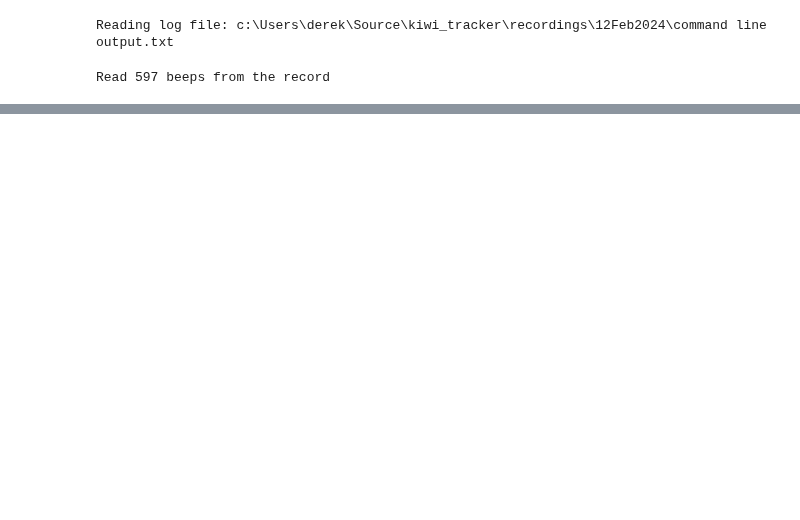
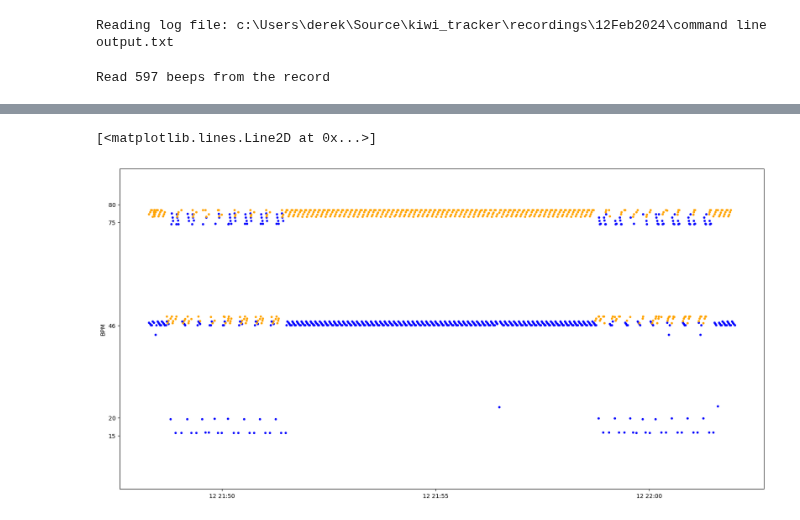
Before and after one commit to bigalnz/test_fft, a Jupyter notebook: notebooks/plot_log.ipynb, the cells around one changed output, grey strips where cells are left out. Cells and saved outputs as stored; diff of their text form; code cells hidden in the pictures; blank space fills up the shorter version.

```diff
--- a/notebooks/plot_log.ipynb
+++ b/notebooks/plot_log.ipynb
@@ -89,0 +150,14 @@ fig.savefig(path.abspath(path.join(recordings_dir, recording_name, f'{recording_
+# %%
+fig, ax = plt.subplots(1,1, figsize=(20,10))
+
+ax.plot(dates, bpms, label='BPMs', marker=marker, lw=linewidth, color='blue')
+ax.set_ylabel("BPM")
+ax.set_ylim([0, 90])
+ax.set_yticks([15, 20, 46, 75, 80])
+
+ax.plot(dates[:-4], bpms2, label='BPMs', marker=marker, lw=linewidth, color='orange')
+
+#ax.set_xlim([0,150])
+# %% [output]
+[<matplotlib.lines.Line2D at 0x...>]
+[figure, added]
```
Also changed, not shown: parts of 8 cells of this notebook.
